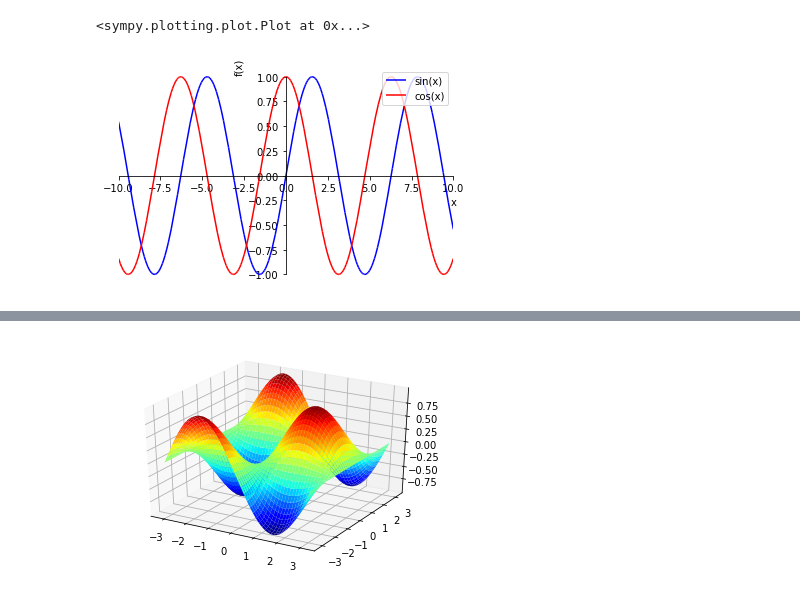
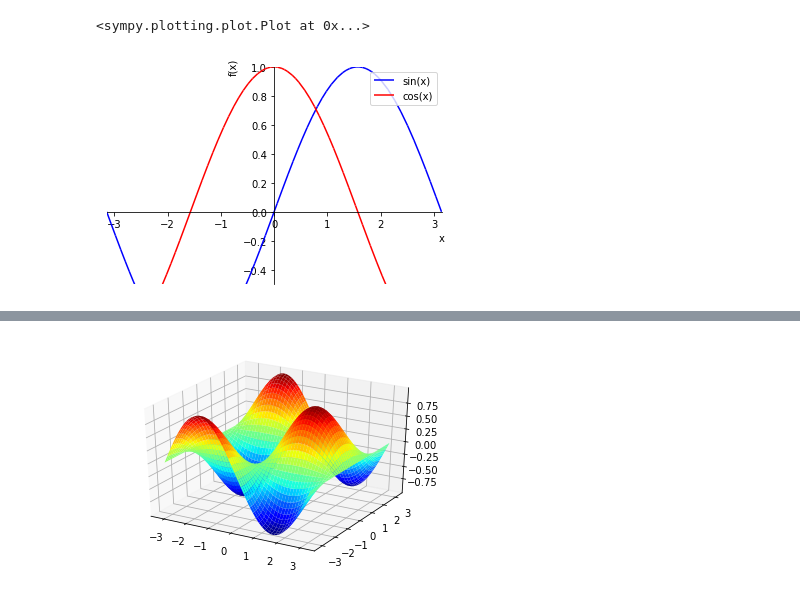
Before and after one commit to daddygongon/jupyter_num_calc, a Jupyter notebook: symbolic_math/first_leaf.ipynb, the cells around one changed output, grey strips where cells are left out. Cells and saved outputs as stored; diff of their text form; code cells hidden in the pictures.

```diff
--- a/symbolic_math/first_leaf.ipynb
+++ b/symbolic_math/first_leaf.ipynb
@@ -169,11 +194,11 @@ plot(sin(x))
 [figure]
 <sympy.plotting.plot.Plot at 0x...>
 # %%
-p = plot(sin(x),cos(x),
+p = plot(sin(x), cos(x), (x, -pi, pi), ylim=[-0.5,1],
          legend=True, show=False)
 p[0].line_color = 'b'
 p[1].line_color = 'r'
 p.show()
 # %% [output]
-[figure, old version]
+[figure, new version]
 # %%
```
Also changed, not shown: parts of 12 cells of this notebook, 8 other files.
